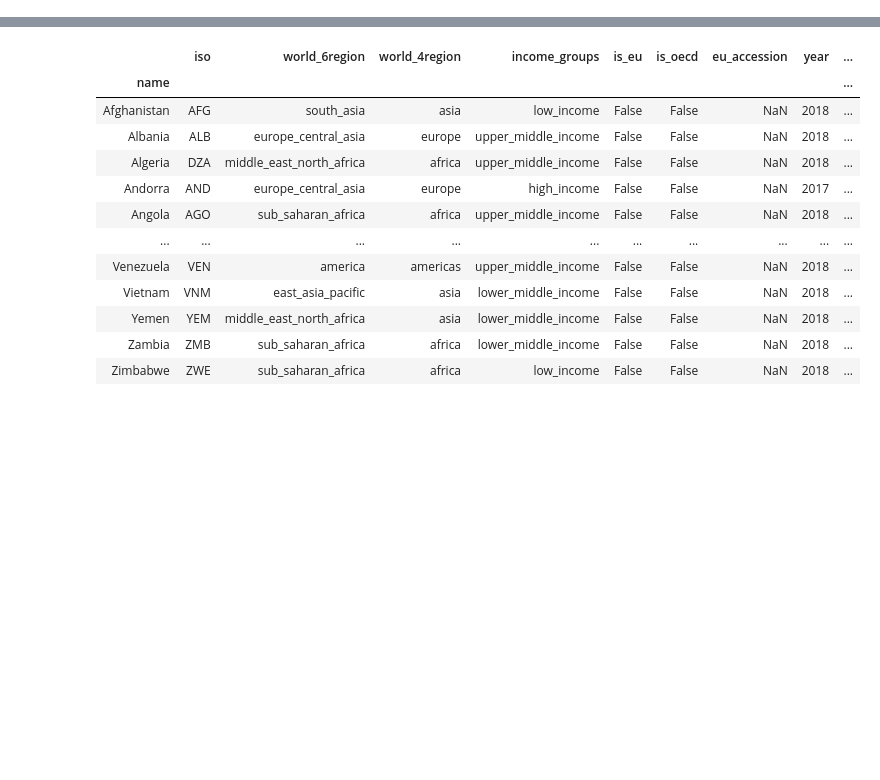
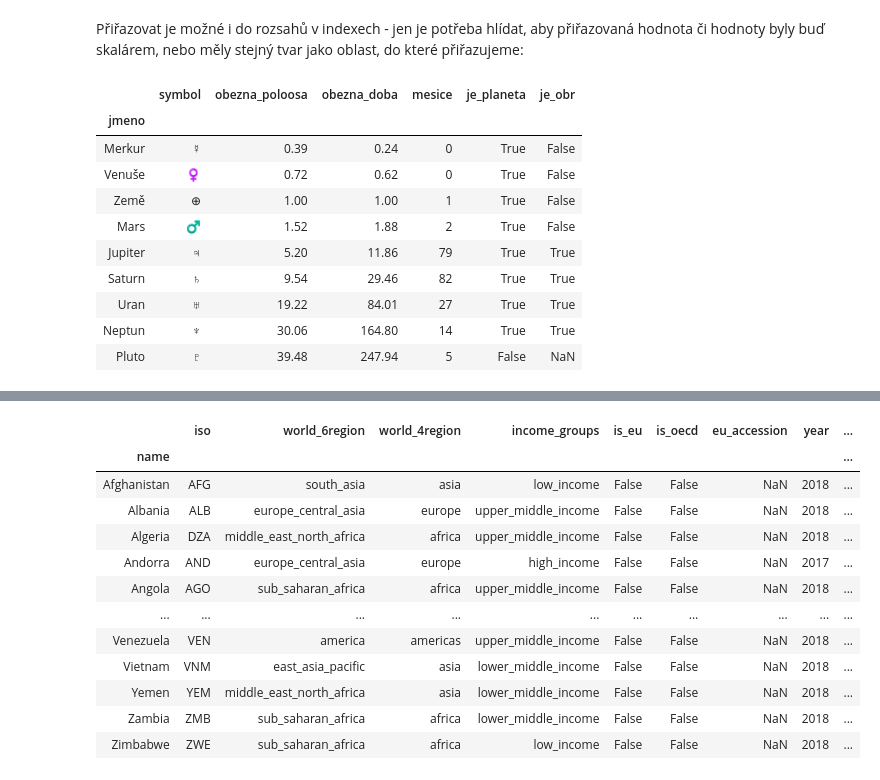
Before and after one commit to janpipek/naucse.python.cz, a Jupyter notebook: lessons/pydata/pandas_types/index.ipynb, the cells around one changed output, grey strips where cells are left out. Saved outputs shown, nothing was run; the diff lists cells and outputs as text; code cells hidden in the pictures; blank space fills up the shorter version.

```diff
--- a/lessons/pydata/pandas_types/index.ipynb
+++ b/lessons/pydata/pandas_types/index.ipynb
@@ -6,0 +156,18 @@ import pandas as pd
+# %% [markdown]
+Přiřazovat je možné i do rozsahů v indexech - jen je potřeba hlídat, aby přiřazovaná hodnota či hodnoty byly buď skalárem, nebo měly stejný tvar jako oblast, do které přiřazujeme:
+# %%
+planety.loc["Merkur":"Mars", "je_obr"] = False
+planety.loc["Jupiter":"Neptun", "je_obr"] = [True, True, True, True]
+planety
+# %% [output]
+|  | symbol | obezna_poloosa | obezna_doba | mesice | je_planeta | je_obr |
+| jmeno |  |  |  |  |  |  |
+| Merkur | ☿ | 0.39 | 0.24 | 0 | True | False |
+| Venuše | ♀ | 0.72 | 0.62 | 0 | True | False |
+| Země | ⊕ | 1.00 | 1.00 | 1 | True | False |
+| Mars | ♂ | 1.52 | 1.88 | 2 | True | False |
+| Jupiter | ♃ | 5.20 | 11.86 | 79 | True | True |
+| Saturn | ♄ | 9.54 | 29.46 | 82 | True | True |
+| Uran | ♅ | 19.22 | 84.01 | 27 | True | True |
+| Neptun | ♆ | 30.06 | 164.80 | 14 | True | True |
+| Pluto | ♇ | 39.48 | 247.94 | 5 | False | NaN |
```
Also changed, not shown: parts of 30 cells of this notebook.
